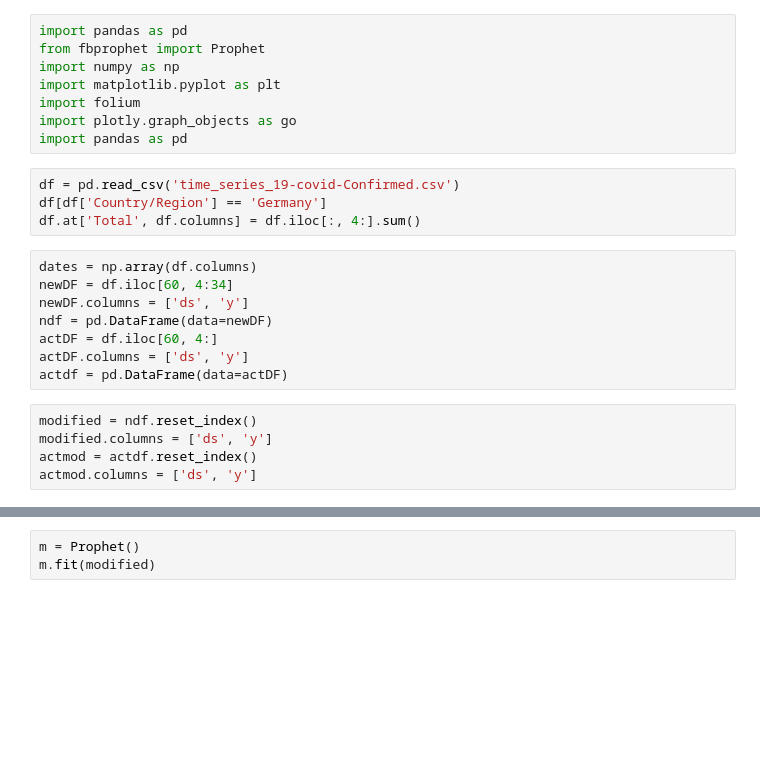
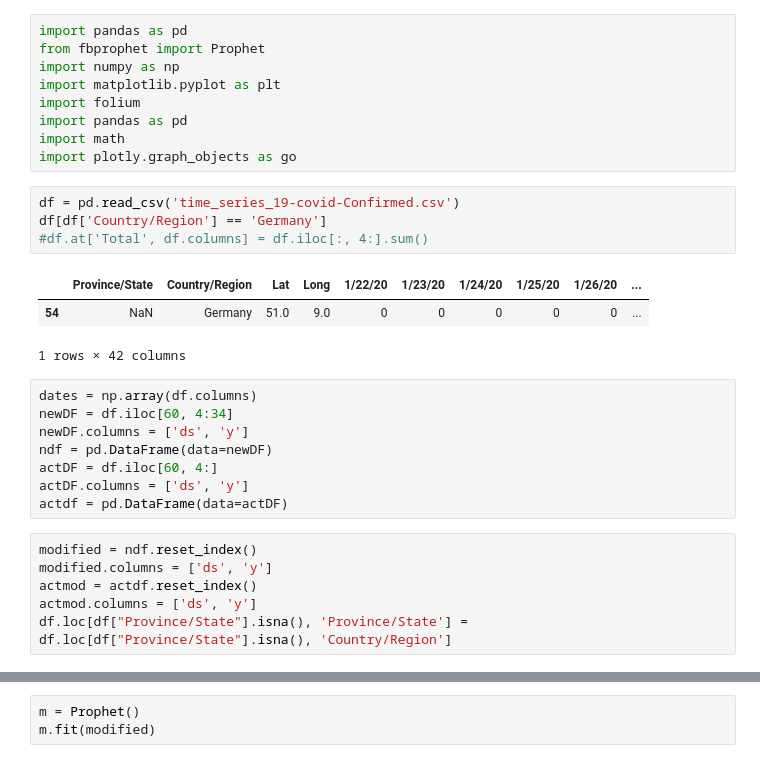
Before and after one commit to BerkayAydin/Coronavirus-Prediction-Tool, a Jupyter notebook: Dead people-ozgur.ipynb, the cells around one changed output, grey strips where cells are left out. Saved outputs shown, nothing was run; the diff lists cells and outputs as text; blank space fills up the shorter version.

```diff
--- a/Dead people-ozgur.ipynb
+++ b/Dead people-ozgur.ipynb
@@ -4,12 +4,17 @@ from fbprophet import Prophet
 import numpy as np
 import matplotlib.pyplot as plt
 import folium
+import pandas as pd
+import math
 import plotly.graph_objects as go
-import pandas as pd
 # %%
 df = pd.read_csv('time_series_19-covid-Confirmed.csv')
 df[df['Country/Region'] == 'Germany']
-df.at['Total', df.columns] = df.iloc[:, 4:].sum()
+#df.at['Total', df.columns] = df.iloc[:, 4:].sum()
+# %% [output]
+|  | Province/State | Country/Region | Lat | Long | 1/22/20 | 1/23/20 | 1/24/20 | 1/25/20 | 1/26/20 | ... |
+| 54 | NaN | Germany | 51.0 | 9.0 | 0 | 0 | 0 | 0 | 0 | ... |
+1 rows × 42 columns
 # %%
 dates = np.array(df.columns)
 newDF = df.iloc[60, 4:34]
@@ -23,3 +28,4 @@ modified = ndf.reset_index()
 modified.columns = ['ds', 'y']
 actmod = actdf.reset_index()
 actmod.columns = ['ds', 'y']
+df.loc[df["Province/State"].isna(), 'Province/State'] = df.loc[df["Province/State"].isna(), 'Country/Region']
```
Also changed, not shown: parts of 3 cells of this notebook.
